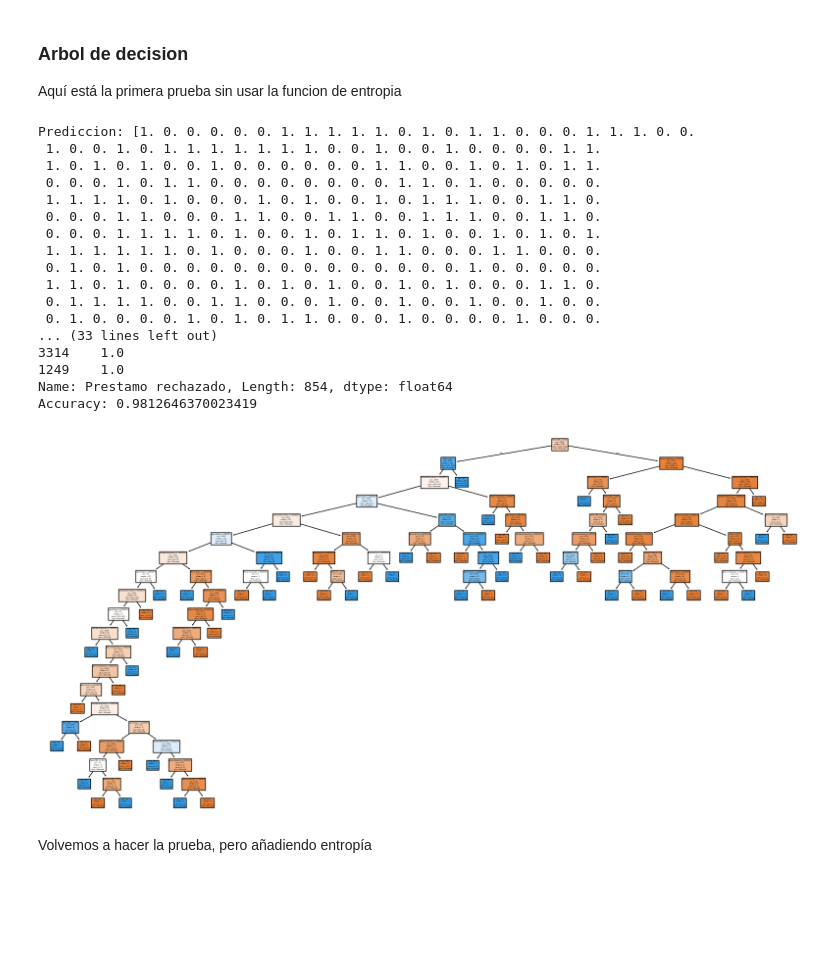
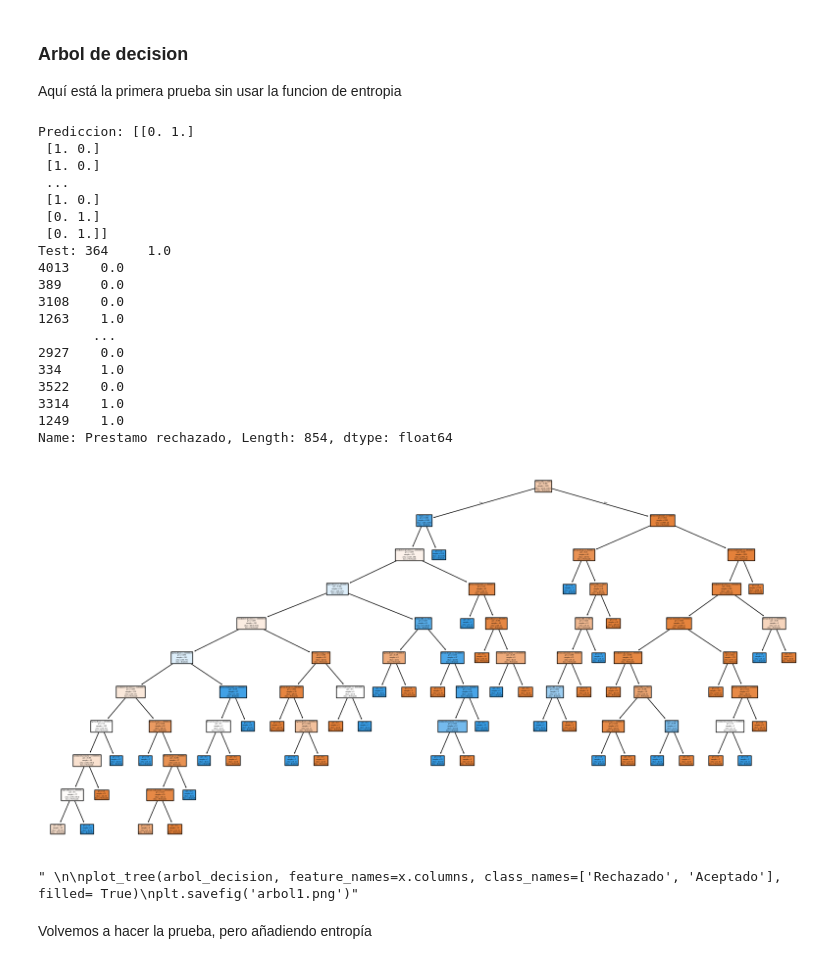
Before and after one commit to pagarc24/loan-approval-prediction, a Jupyter notebook: Notebook-PrediccionAprobadoPrestamo-Practica4-DT.ipynb, the cells around one changed output. Cells and saved outputs as stored; diff of their text form; code cells hidden in the pictures; blank space fills up the shorter version.

Commit message:
intento de sacar las probabilidades de prestamo (aun no va del todo)

```diff
--- a/Notebook-PrediccionAprobadoPrestamo-Practica4-DT.ipynb
+++ b/Notebook-PrediccionAprobadoPrestamo-Practica4-DT.ipynb
@@ -256,52 +247,59 @@ Score: 0.9039812646370023
 Aquí está la primera prueba sin usar la funcion de entropia
 # %%
 from sklearn.tree import DecisionTreeClassifier
+from sklearn.tree import DecisionTreeRegressor
 from sklearn.tree import plot_tree
 import matplotlib.pyplot as plt
 
 from sklearn import metrics
 data= pd.read_csv('dataset_clean.csv')
 
 x= data.drop(columns= ['Prestamo rechazado']) #Columnas de entrada
 y= data['Prestamo rechazado'] #Columna de salida
 x_train, x_test, y_train, y_test = tts(x, y, test_size=0.2, random_state=30) #Dividimos el dataset en un 80% de train y 20% de test
 
 arbol_decision= DecisionTreeClassifier(random_state=30)
 arbol_decision.fit(x_train, y_train) #Entrenamos el modelo
-prediction= arbol_decision.predict(x_test) #Hacemos la prediccion
+prediction= arbol_decision.predict_proba(x_test) #Hacemos la prediccion de pertenecer a una clase
 print(f"Prediccion: {prediction}") #En la consola sale la prediccion de todos los casos
 print(f"Test: {y_test}")
+#Comprobar la exactitud
+#print("Accuracy:",metrics.accuracy_score(y_test, prediction))
+#Visualizamos el arbol
+
+plt.figure(figsize=(20, 10))
+plot_tree(arbol_decision, feature_names=x.columns, class_names=['Rechazado', 'Aceptado'], filled= True)
+
+plt.savefig('arbol1.png')  # Guardar la imagen
+plt.show()
 
 
-#Comprobar la exactitud
-print("Accuracy:",metrics.accuracy_score(y_test, prediction))
+'''
 
-
-#El arbol de decision da diferentes valores aunque no se varien los parametro.
-#Visualizamos el arbol
-
-plt.figure(figsize=(20,10))
 plot_tree(arbol_decision, feature_names=x.columns, class_names=['Rechazado', 'Aceptado'], filled= True)
-plt.savefig('arbol1.png')
+plt.savefig('arbol1.png')'''
 # %% [output]
-Prediccion: [1. 0. 0. 0. 0. 0. 1. 1. 1. 1. 1. 0. 1. 0. 1. 1. 0. 0. 0. 1. 1. 1. 0. 0.
- 1. 0. 0. 1. 0. 1. 1. 1. 1. 1. 1. 1. 0. 0. 1. 0. 0. 1. 0. 0. 0. 0. 1. 1.
- 1. 0. 1. 0. 1. 0. 0. 1. 0. 0. 0. 0. 0. 0. 1. 1. 0. 0. 1. 0. 1. 0. 1. 1.
- 0. 0. 0. 1. 0. 1. 1. 0. 0. 0. 0. 0. 0. 0. 0. 1. 1. 0. 1. 0. 0. 0. 0. 0.
- 1. 1. 1. 1. 0. 1. 0. 0. 0. 1. 0. 1. 0. 0. 1. 0. 1. 1. 1. 0. 0. 1. 1. 0.
- 0. 0. 0. 1. 1. 0. 0. 0. 1. 1. 0. 0. 1. 1. 0. 0. 1. 1. 1. 0. 0. 1. 1. 0.
- 0. 0. 0. 1. 1. 1. 1. 0. 1. 0. 0. 1. 0. 1. 1. 0. 1. 0. 0. 1. 0. 1. 0. 1.
- 1. 1. 1. 1. 1. 1. 0. 1. 0. 0. 0. 1. 0. 0. 1. 1. 0. 0. 0. 1. 1. 0. 0. 0.
- 0. 1. 0. 1. 0. 0. 0. 0. 0. 0. 0. 0. 0. 0. 0. 0. 0. 0. 1. 0. 0. 0. 0. 0.
- 1. 1. 0. 1. 0. 0. 0. 0. 1. 0. 1. 0. 1. 0. 0. 1. 0. 1. 0. 0. 0. 1. 1. 0.
- 0. 1. 1. 1. 1. 0. 0. 1. 1. 0. 0. 0. 1. 0. 0. 1. 0. 0. 1. 0. 0. 1. 0. 0.
- 0. 1. 0. 0. 0. 0. 1. 0. 1. 0. 1. 1. 0. 0. 0. 1. 0. 0. 0. 0. 1. 0. 0. 0.
-... (33 lines left out)
+Prediccion: [[0. 1.]
+ [1. 0.]
+ [1. 0.]
+ ...
+ [1. 0.]
+ [0. 1.]
+ [0. 1.]]
+Test: 364     1.0
+4013    0.0
+389     0.0
+3108    0.0
+1263    1.0
+       ...
+2927    0.0
+334     1.0
+3522    0.0
 3314    1.0
 1249    1.0
 Name: Prestamo rechazado, Length: 854, dtype: float64
-Accuracy: 0.9812646370023419
-[figure, old version]
+[figure, new version]
+" \n\nplot_tree(arbol_decision, feature_names=x.columns, class_names=['Rechazado', 'Aceptado'], filled= True)\nplt.savefig('arbol1.png')"
 # %% [markdown]
 Volvemos a hacer la prueba, pero añadiendo entropía
 # %%
```
Also changed, not shown: parts of 2 cells of this notebook.
